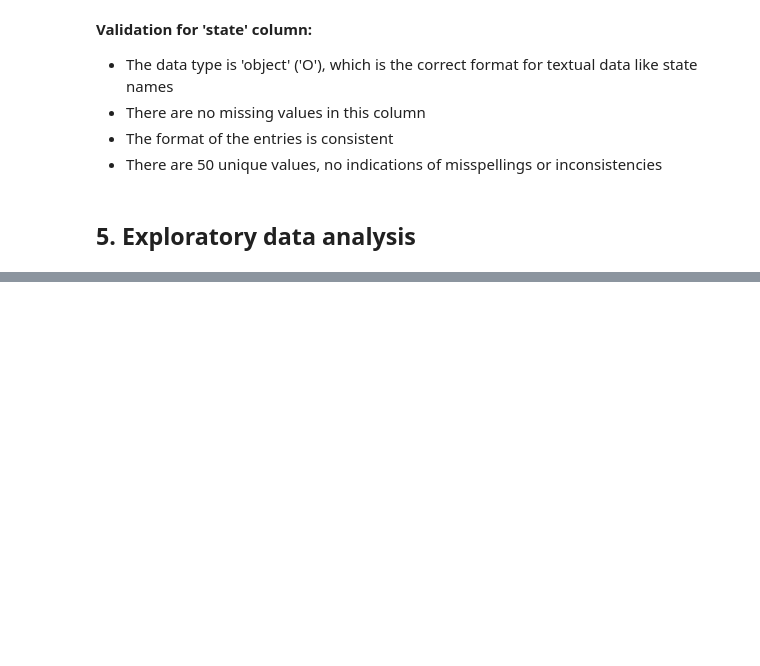
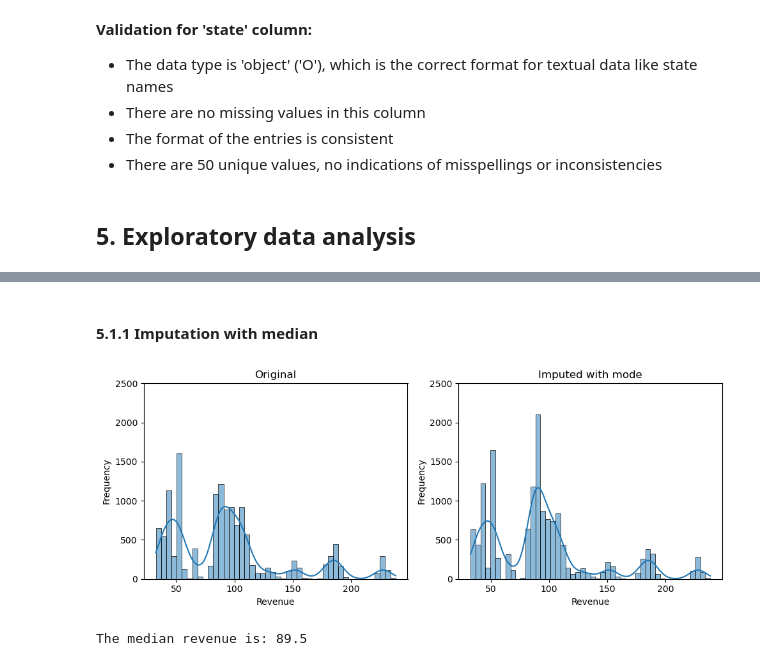
Before and after one commit to mikjf/datacamp_data_analyst_professional_python, a Jupyter notebook: exam_product_sales_analysis.ipynb, the cells around one changed output, grey strips where cells are left out. Cells and saved outputs as stored; diff of their text form; code cells hidden in the pictures; blank space fills up the shorter version.

```diff
--- a/exam_product_sales_analysis.ipynb
+++ b/exam_product_sales_analysis.ipynb
@@ -518,0 +531,37 @@ consistent_format, states_not_in_list
+# %% [markdown]
+#### 5.1.1 Imputation with median
+# %%
+# original distribution vs imputation with median (best alternative for skewed distributions)
+
+# get median revenue
+median_revenue = data['revenue'].median()
+
+# create plot with multiple subplots
+plt.figure(figsize=(10, 4))
+
+# original distribution disregarding null values
+plt.subplot(1, 2, 1)
+sns.histplot(data['revenue'].dropna(), kde=True)
+plt.title('Original')
+plt.xlabel('Revenue')
+plt.ylabel('Frequency')
+plt.ylim(0, 2500)
+
+# imputation with median (best alternative for skewed distributions)
+revenue_imputed_median = data['revenue'].fillna(median_revenue)
+plt.subplot(1, 2, 2)
+sns.histplot(revenue_imputed_median, kde=True)
+plt.title('Imputed with mode')
+plt.xlabel('Revenue')
+plt.ylabel('Frequency')
+plt.ylim(0, 2500)
+
+# show plots
+plt.tight_layout()
+plt.show()
+
+# print median revenue
+print('The median revenue is: ' + str(median_revenue))
+# %% [output]
+[figure, added]
+The median revenue is: 89.5
```
Also changed, not shown: parts of 13 cells of this notebook.
